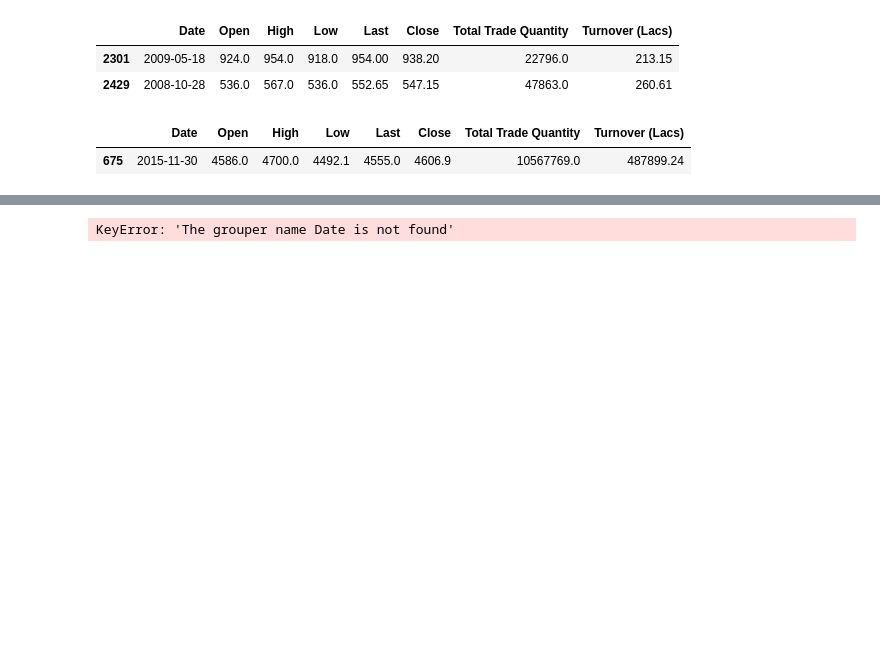
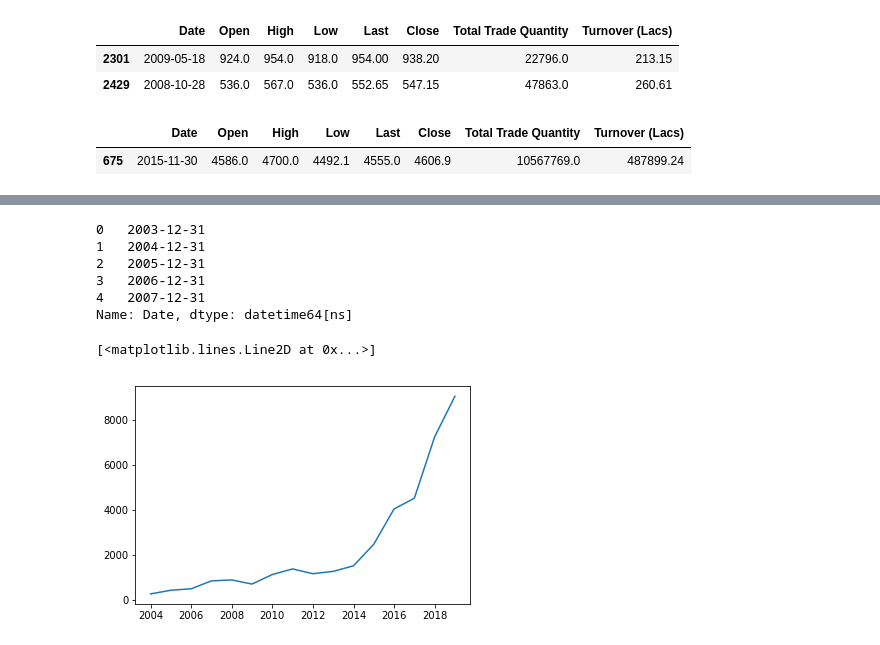
Before and after one commit to anurag19997/Pandas-Practice, a Jupyter notebook: 10minutestopandas.ipynb, the cells around one changed output, grey strips where cells are left out. Drawn from its saved outputs; the diff is of its cells as text; code cells hidden in the pictures; blank space fills up the shorter version.

Commit message:
Added graph in 10 min code

```diff
--- a/10minutestopandas.ipynb
+++ b/10minutestopandas.ipynb
@@ -344,3 +344,6 @@ df2[df2['Turnover (Lacs)'] > 200000]
 # %% [output]
 |  | Date | Open | High | Low | Last | Close | Total Trade Quantity | Turnover (Lacs) |
 | 675 | 2015-11-30 | 4586.0 | 4700.0 | 4492.1 | 4555.0 | 4606.9 | 10567769.0 | 487899.24 |
+# %%
+closed_at = df2.resample('Y', on = 'Date').Close.mean().reset_index()
+closed_at.head()
@@ -347,6 +357,17 @@ df2[df2['Turnover (Lacs)'] > 200000]
+# %%
+closed_at.shape
+closed_on = closed_at.iloc[:, 0]
+closed_on.head()
+# %% [output]
+0   2003-12-31
+1   2004-12-31
+2   2005-12-31
+3   2006-12-31
+4   2007-12-31
+Name: Date, dtype: datetime64[ns]
 # %%
 from matplotlib import pyplot as plt
-plt.plot(df2.Close.resample('Y', on = 'Date'),
-         df2.Date.resample('Y', on = 'Date'))
+plt.plot(closed_on, closed_at.Close)
 # %% [output]
-KeyError: 'The grouper name Date is not found'
+[<matplotlib.lines.Line2D at 0x...>]
+[figure, added]
```
Also changed, not shown: parts of 1 cell of this notebook.
